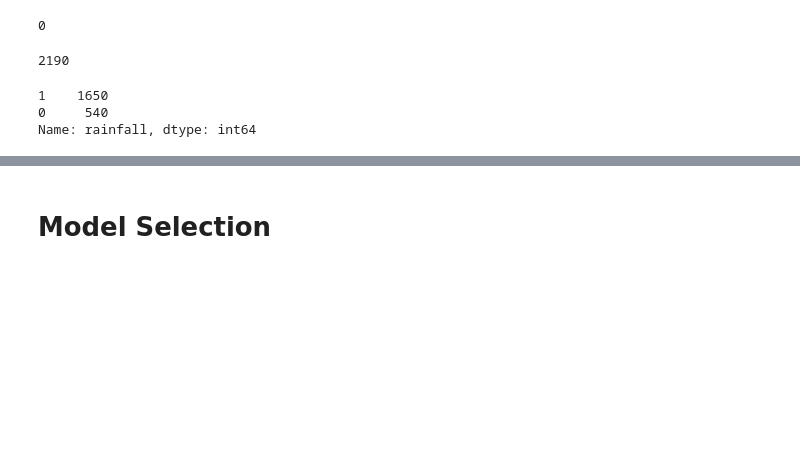
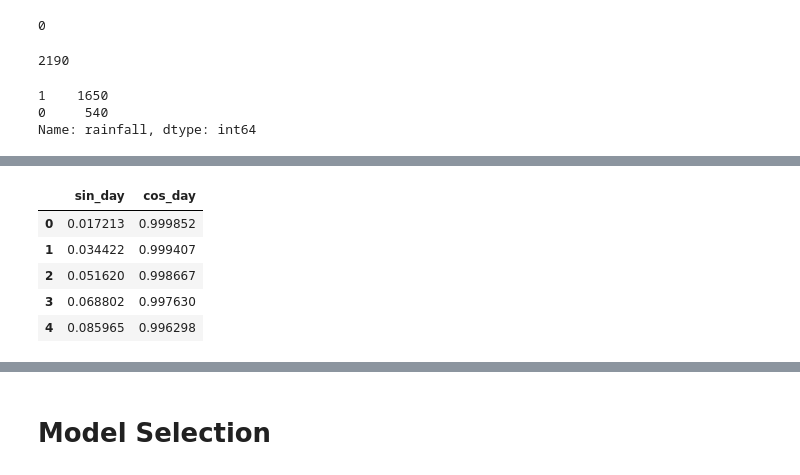
Before and after one commit to Seryabiz/PHASE_5_CAPSTONE_PROJECT, a Jupyter notebook: Notebooks/Cyrus-kaggle.ipynb, the cells around one changed output, grey strips where cells are left out. Cells and saved outputs as stored; diff of their text form; code cells hidden in the pictures; blank space fills up the shorter version.

```diff
--- a/Notebooks/Cyrus-kaggle.ipynb
+++ b/Notebooks/Cyrus-kaggle.ipynb
@@ -239,0 +255,11 @@ memory usage: 239.7 KB
+# %%
+# To isolate the cos and sin days to concatenate after scaling etc other features
+df_sin_cos_values = df[['sin_day','cos_day']]
+df_sin_cos_values.head()
+# %% [output]
+|  | sin_day | cos_day |
+| 0 | 0.017213 | 0.999852 |
+| 1 | 0.034422 | 0.999407 |
+| 2 | 0.051620 | 0.998667 |
+| 3 | 0.068802 | 0.997630 |
+| 4 | 0.085965 | 0.996298 |
```
Also changed, not shown: parts of 14 cells of this notebook.
